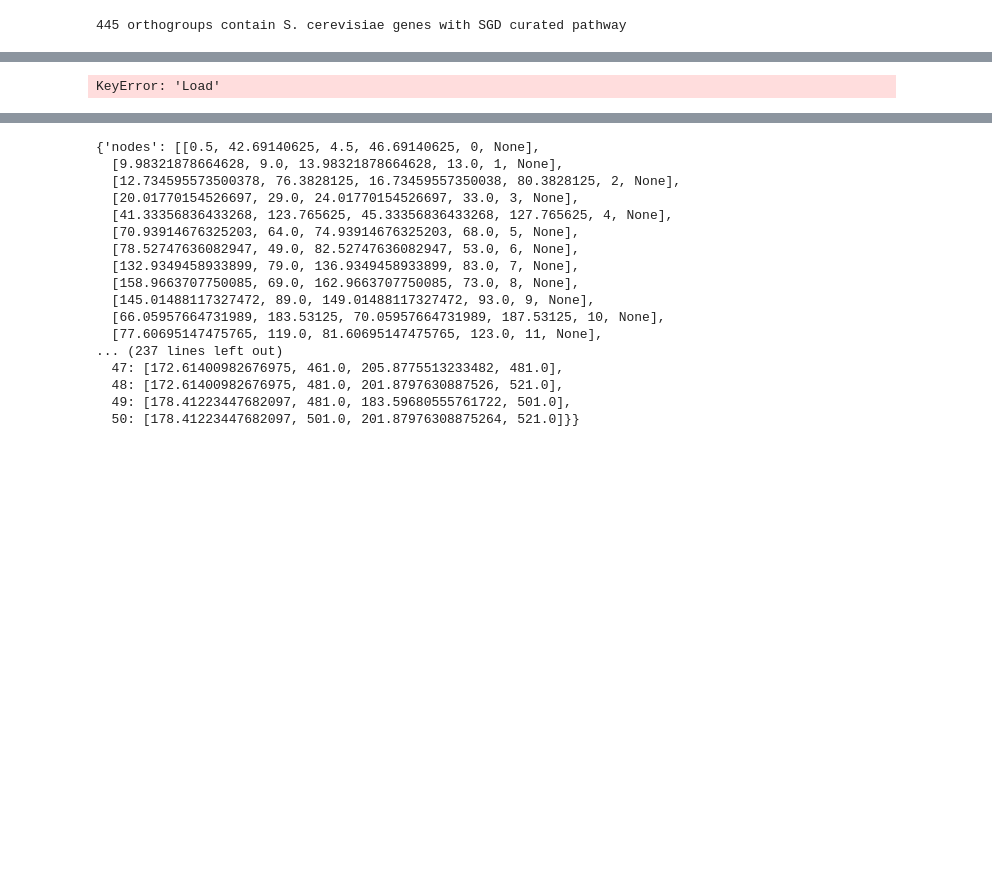
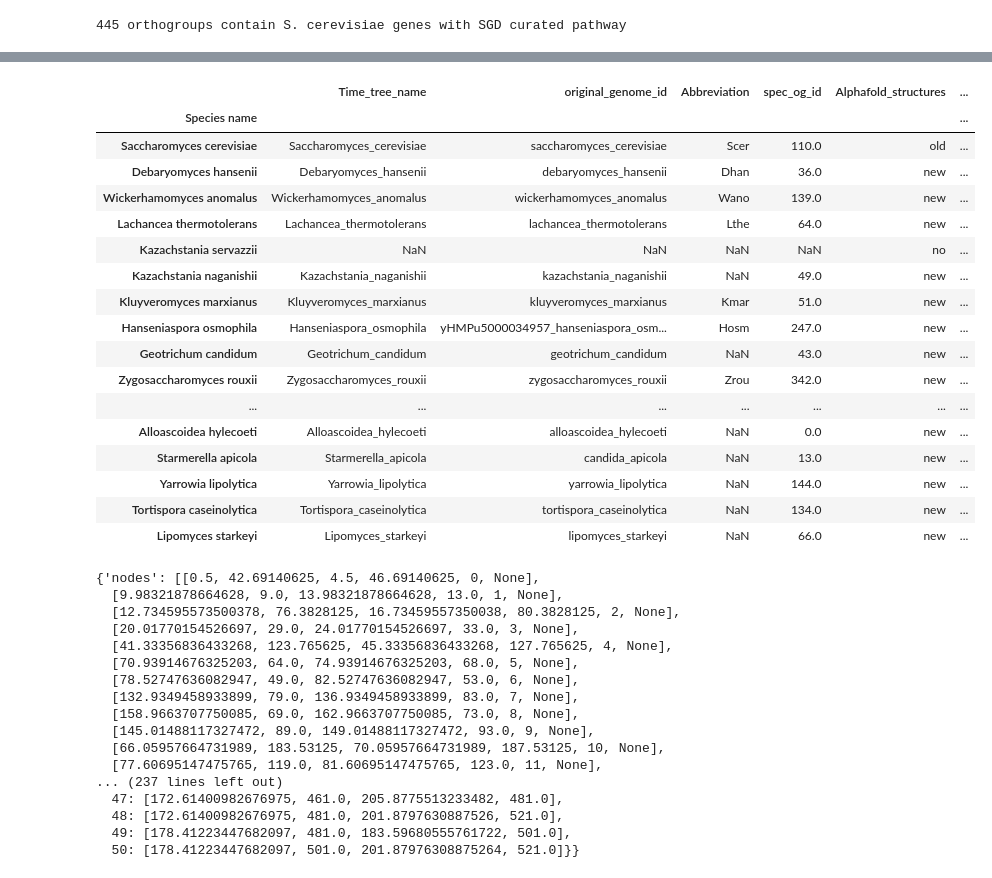
Before and after one commit to heineike02/diverse_yeast, a Jupyter notebook: 20211025_alphafold_selection.ipynb, the cells around one changed output, grey strips where cells are left out. Saved outputs shown, nothing was run; the diff lists cells and outputs as text; code cells hidden in the pictures; blank space fills up the shorter version.

```diff
--- a/20211025_alphafold_selection.ipynb
+++ b/20211025_alphafold_selection.ipynb
@@ -240,10 +243,6 @@ species_set
 | Yarrowia lipolytica | Yarrowia_lipolytica | 144.0 | new | N | Dipodascaceae / Trichomonascaceae | Y | ... |
 | Tortispora caseinolytica | Tortispora_caseinolytica | 134.0 | new | N | Trignopsidaceae | Y | ... |
 | Lipomyces starkeyi | Lipomyces_starkeyi | 66.0 | new | N | Lipomycetaceae | Y | ... |
-# %%
-species_set['Load']
-# %% [output]
-KeyError: 'Load'
 # %%
 species_set
 # %% [output]
@@ -265,5 +264,26 @@ species_set
 | Yarrowia lipolytica | Yarrowia_lipolytica | 144.0 | new | N | Dipodascaceae / Trichomonascaceae | Y | ... |
 | Tortispora caseinolytica | Tortispora_caseinolytica | 134.0 | new | N | Trignopsidaceae | Y | ... |
 | Lipomyces starkeyi | Lipomyces_starkeyi | 66.0 | new | N | Lipomycetaceae | Y | ... |
+# %%
+species_set
+# %% [output]
+|  | Time_tree_name | original_genome_id | Abbreviation | spec_og_id | Alphafold_structures | ... |
+| Species name |  |  |  |  |  | ... |
+| Saccharomyces cerevisiae | Saccharomyces_cerevisiae | saccharomyces_cerevisiae | Scer | 110.0 | old | ... |
+| Debaryomyces hansenii | Debaryomyces_hansenii | debaryomyces_hansenii | Dhan | 36.0 | new | ... |
+| Wickerhamomyces anomalus | Wickerhamomyces_anomalus | wickerhamomyces_anomalus | Wano | 139.0 | new | ... |
+| Lachancea thermotolerans | Lachancea_thermotolerans | lachancea_thermotolerans | Lthe | 64.0 | new | ... |
+| Kazachstania servazzii | NaN | NaN | NaN | NaN | no | ... |
+| Kazachstania naganishii | Kazachstania_naganishii | kazachstania_naganishii | NaN | 49.0 | new | ... |
+| Kluyveromyces marxianus | Kluyveromyces_marxianus | kluyveromyces_marxianus | Kmar | 51.0 | new | ... |
+| Hanseniaspora osmophila | Hanseniaspora_osmophila | yHMPu5000034957_hanseniaspora_osm... | Hosm | 247.0 | new | ... |
+| Geotrichum candidum | Geotrichum_candidum | geotrichum_candidum | NaN | 43.0 | new | ... |
+| Zygosaccharomyces rouxii | Zygosaccharomyces_rouxii | zygosaccharomyces_rouxii | Zrou | 342.0 | new | ... |
+| ... | ... | ... | ... | ... | ... | ... |
+| Alloascoidea hylecoeti | Alloascoidea_hylecoeti | alloascoidea_hylecoeti | NaN | 0.0 | new | ... |
+| Starmerella apicola | Starmerella_apicola | candida_apicola | NaN | 13.0 | new | ... |
+| Yarrowia lipolytica | Yarrowia_lipolytica | yarrowia_lipolytica | NaN | 144.0 | new | ... |
+| Tortispora caseinolytica | Tortispora_caseinolytica | tortispora_caseinolytica | NaN | 134.0 | new | ... |
+| Lipomyces starkeyi | Lipomyces_starkeyi | lipomyces_starkeyi | NaN | 66.0 | new | ... |
 # %%
 #species_set = pd.read_table(os.path.normpath(base_dir + '/alphafold/species_selection.txt'), index_col = 0)
```
Also changed, not shown: parts of 23 cells of this notebook, 13 other files.
